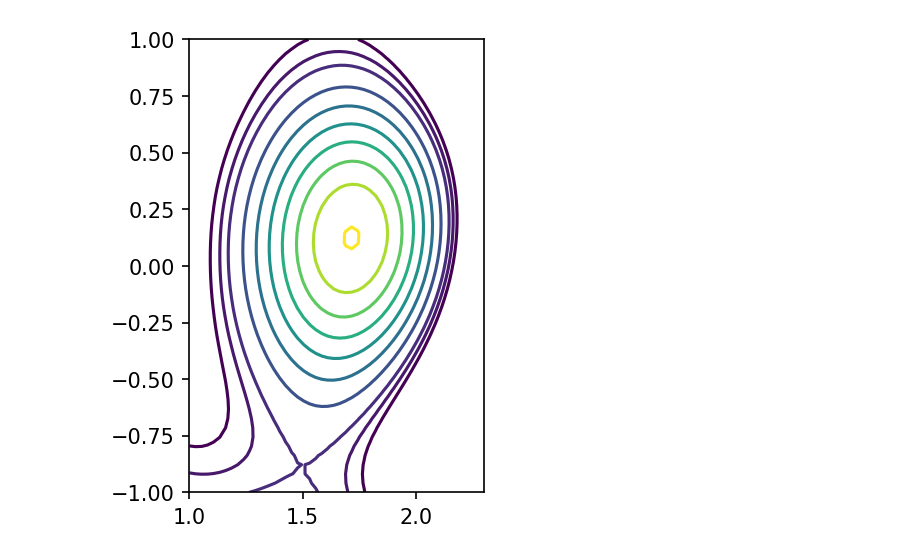
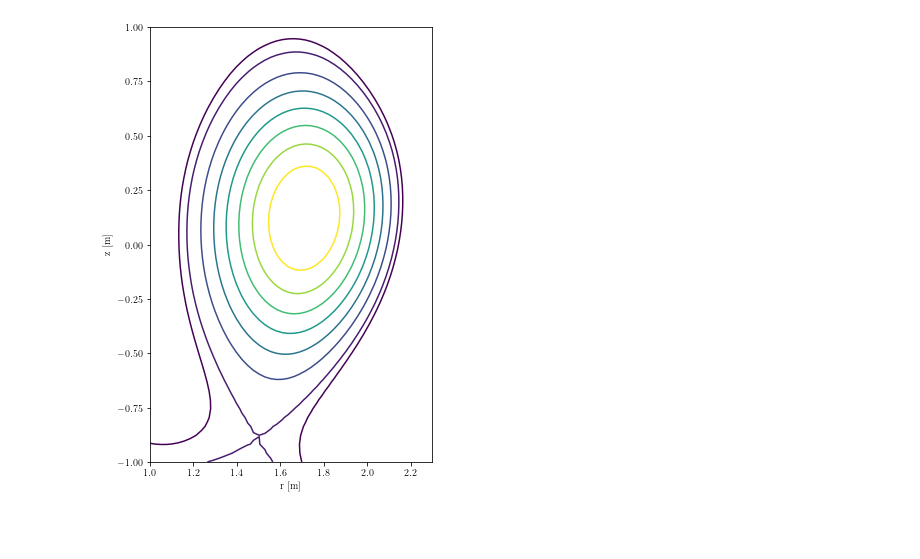
Before and after one commit to studentenherz/Minimal, a Jupyter notebook: extra/ASDEX-U.ipynb, the cells around one changed output. Saved outputs shown, nothing was run; the diff lists cells and outputs as text; code cells hidden in the pictures; blank space fills up the shorter version.

Commit message:
added latex fonts and other neat things

```diff
--- a/extra/ASDEX-U.ipynb
+++ b/extra/ASDEX-U.ipynb
@@ -37,11 +37,23 @@ z = np.linspace(-1, 1)
 R, Z = np.meshgrid(r, z)
 
 Psi = psi(R, Z)
+# %%
+plt.rcParams.update({
+    "text.usetex": True,
+    "font.family": "serif",
+    "font.sans-serif": ["Computer Modern Sans Serif"]})
 # %%
 fig, ax = plt.subplots()
-fig.set_dpi(150)
 
-ax.contour(R, Z, Psi, [-0.2, -0.1, 0.002, 0.2, 0.4, 0.6, 0.8, 1.0, 1.2, 1.4])
+ax.contour(R, Z, Psi, [-0.1, 0.0025, 0.2, 0.4, 0.6, 0.8, 1.0, 1.2])
 ax.set_aspect('equal', adjustable='box')
+# ax.axis('off')
+ax.set_xlabel('r [m]')
+ax.set_ylabel('z [m]')
+
+
+plt.rcParams['figure.figsize'] = [12, 8]
+
+fig.savefig('flux_surfaces.pdf', bbox_inches='tight')
 # %% [output]
-[figure, old version]
+[figure, new version]
```
